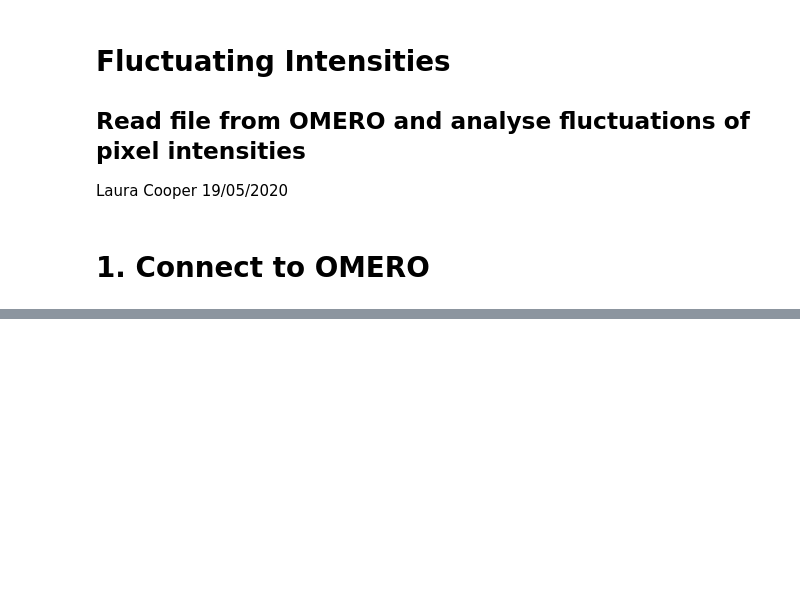
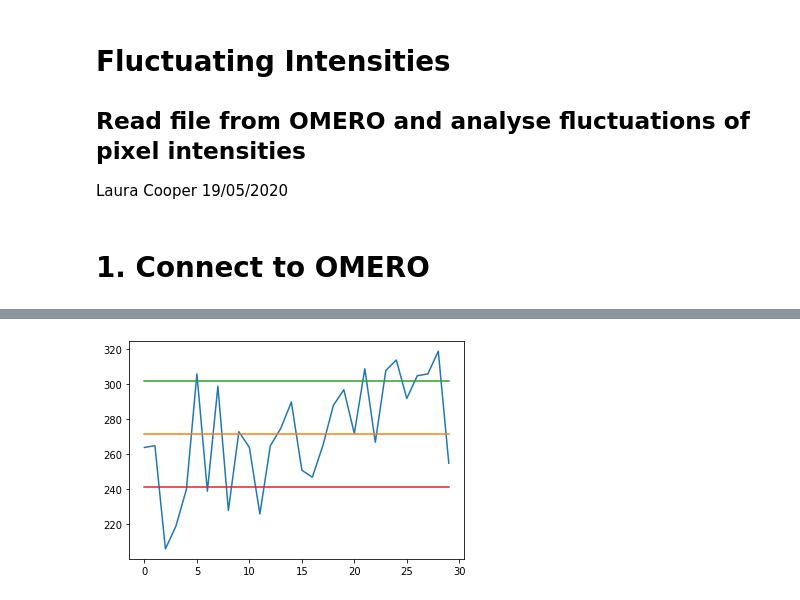
Before and after one commit to Laura190/FluctuatingIntensities, a Jupyter notebook: FluctuatingIntensities.ipynb, the cells around one changed output, grey strips where cells are left out. Drawn from its saved outputs; the diff is of its cells as text; code cells hidden in the pictures; blank space fills up the shorter version.

```diff
--- a/FluctuatingIntensities.ipynb
+++ b/FluctuatingIntensities.ipynb
@@ -26,0 +130,11 @@ False
+# %%
+v = f[:,10,10]
+t = range(0,30)
+# %%
+plt.plot(t,v)
+plt.plot(t,np.mean(v)*np.ones(30))
+plt.plot(t,(np.std(v_fluct)+np.mean(v))*np.ones(30))
+plt.plot(t,(-np.std(v_fluct)+np.mean(v))*np.ones(30))
+plt.show()
+# %% [output]
+[figure, added]
```
Also changed, not shown: parts of 20 cells of this notebook, 1 other file.
